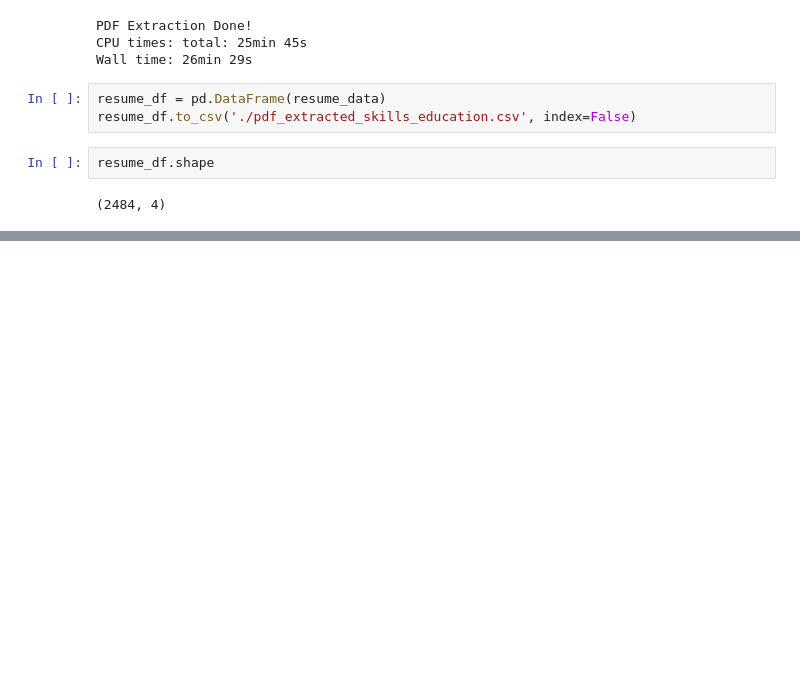
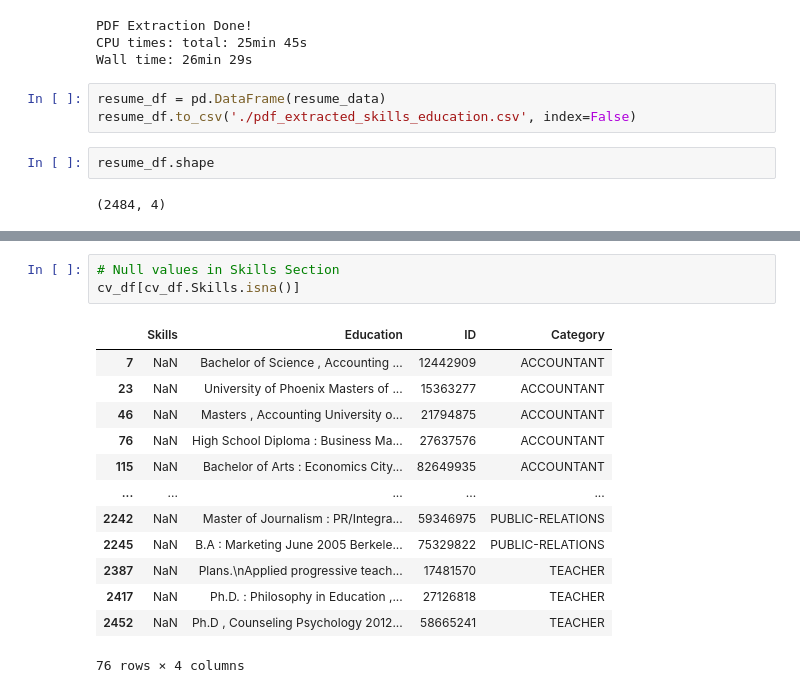
Before and after one commit to avr2002/CV-JD-Matching, a Jupyter notebook: 01_pdf-data-extraction.ipynb, the cells around one changed output, grey strips where cells are left out. Cells and saved outputs as stored; diff of their text form; blank space fills up the shorter version.

```diff
--- a/01_pdf-data-extraction.ipynb
+++ b/01_pdf-data-extraction.ipynb
@@ -84,0 +152,17 @@ resume_df.shape
+# %%
+# Null values in Skills Section
+cv_df[cv_df.Skills.isna()]
+# %% [output]
+|  | Skills | Education | ID | Category |
+| 7 | NaN | Bachelor of Science , Accounting ... | 12442909 | ACCOUNTANT |
+| 23 | NaN | University of Phoenix Masters of ... | 15363277 | ACCOUNTANT |
+| 46 | NaN | Masters , Accounting University o... | 21794875 | ACCOUNTANT |
+| 76 | NaN | High School Diploma : Business Ma... | 27637576 | ACCOUNTANT |
+| 115 | NaN | Bachelor of Arts : Economics City... | 82649935 | ACCOUNTANT |
+| ... | ... | ... | ... | ... |
+| 2242 | NaN | Master of Journalism : PR/Integra... | 59346975 | PUBLIC-RELATIONS |
+| 2245 | NaN | B.A : Marketing June 2005 Berkele... | 75329822 | PUBLIC-RELATIONS |
+| 2387 | NaN | Plans.\nApplied progressive teach... | 17481570 | TEACHER |
+| 2417 | NaN | Ph.D. : Philosophy in Education ,... | 27126818 | TEACHER |
+| 2452 | NaN | Ph.D , Counseling Psychology 2012... | 58665241 | TEACHER |
+76 rows × 4 columns
```
Also changed, not shown: parts of 14 cells of this notebook, 3 other files.
